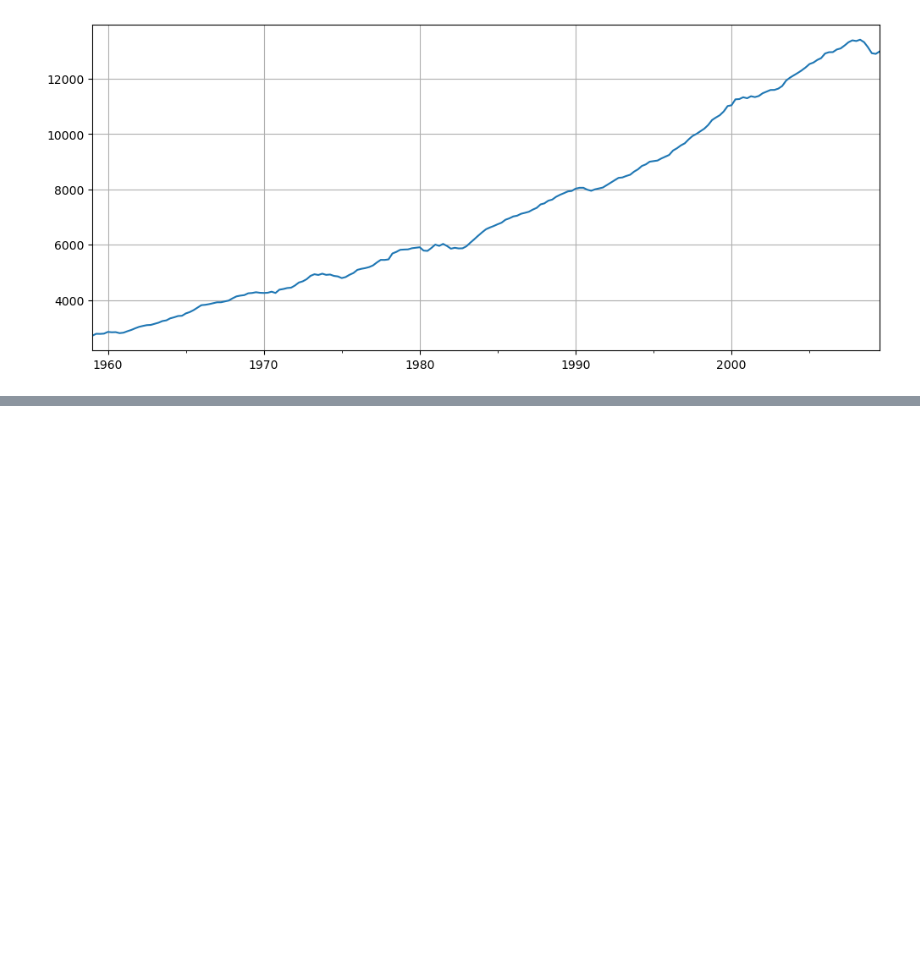
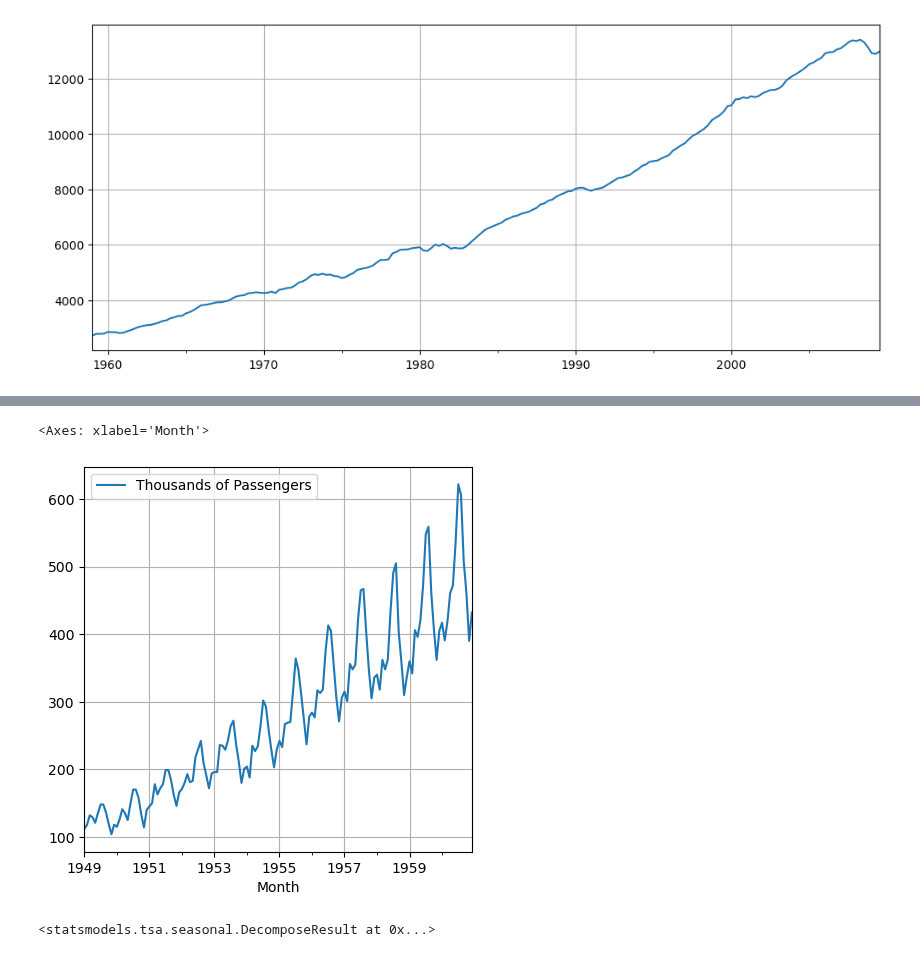
Before and after one commit to Shiska07/Data-Science-and-Machine-Learning, a Jupyter notebook: Time-Series-Analysis/ETS Decomposition with Statsmodels.ipynb, the cells around one changed output, grey strips where cells are left out. Saved outputs shown, nothing was run; the diff lists cells and outputs as text; code cells hidden in the pictures; blank space fills up the shorter version.

Commit message:
perform ETS Decomposition airline data

```diff
--- a/Time-Series-Analysis/ETS Decomposition with Statsmodels.ipynb
+++ b/Time-Series-Analysis/ETS Decomposition with Statsmodels.ipynb
@@ -70,0 +71,3 @@ Multiplicative models for non-linear data
+# %%
+df = pd.read_csv('Data/airline_passengers.csv', index_col = 'Month', parse_dates = True)
+df.info()
@@ -70,0 +83,3 @@ Multiplicative models for non-linear data
+# %%
+# drop missing data
+df.dropna(inplace = True)
@@ -70,0 +96,5 @@ Multiplicative models for non-linear data
+# %%
+df.plot(figsize = (5, 5), grid = True)
+# %% [output]
+<Axes: xlabel='Month'>
+[figure, added]
@@ -70,0 +106,4 @@ Multiplicative models for non-linear data
+# %%
+result
+# %% [output]
+<statsmodels.tsa.seasonal.DecomposeResult at 0x...>
```
Also changed, not shown: parts of 17 cells of this notebook.
